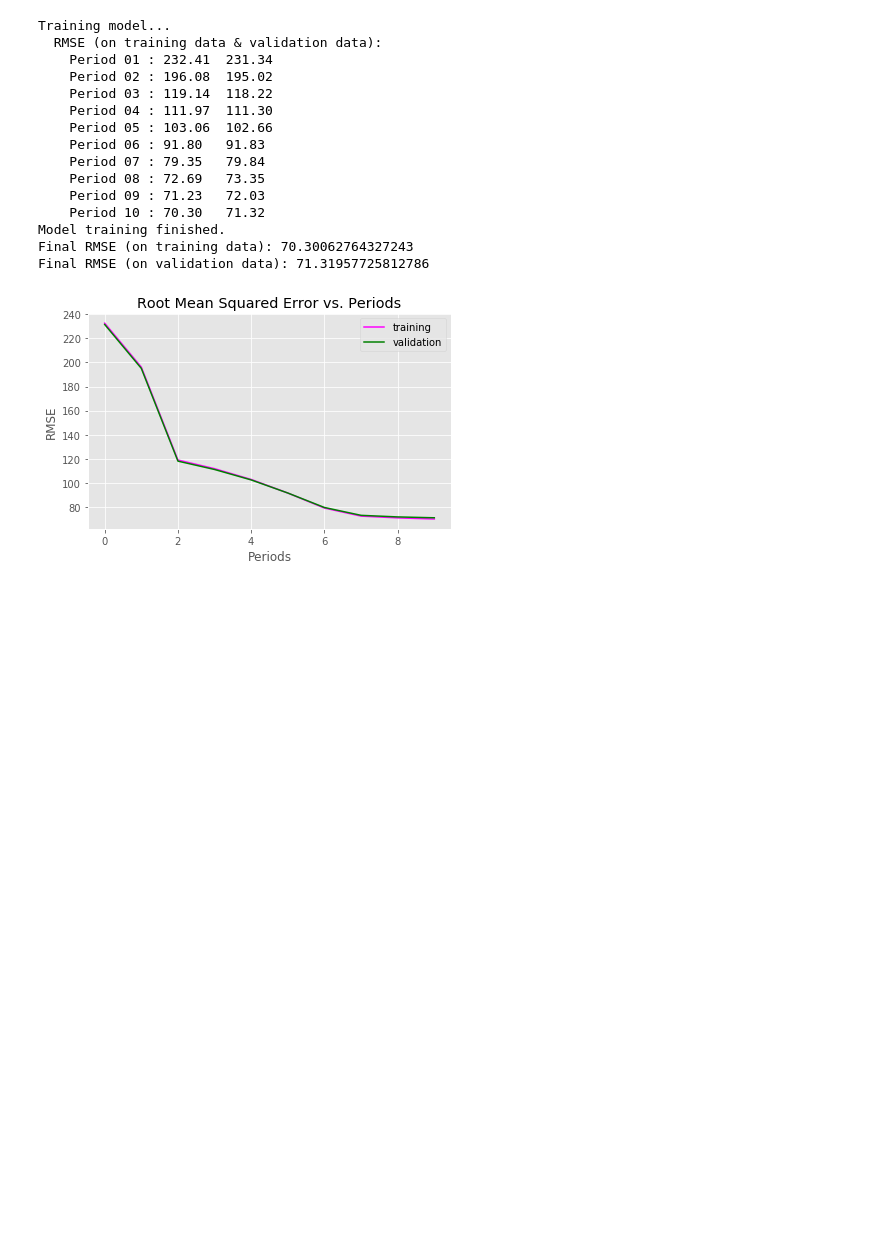
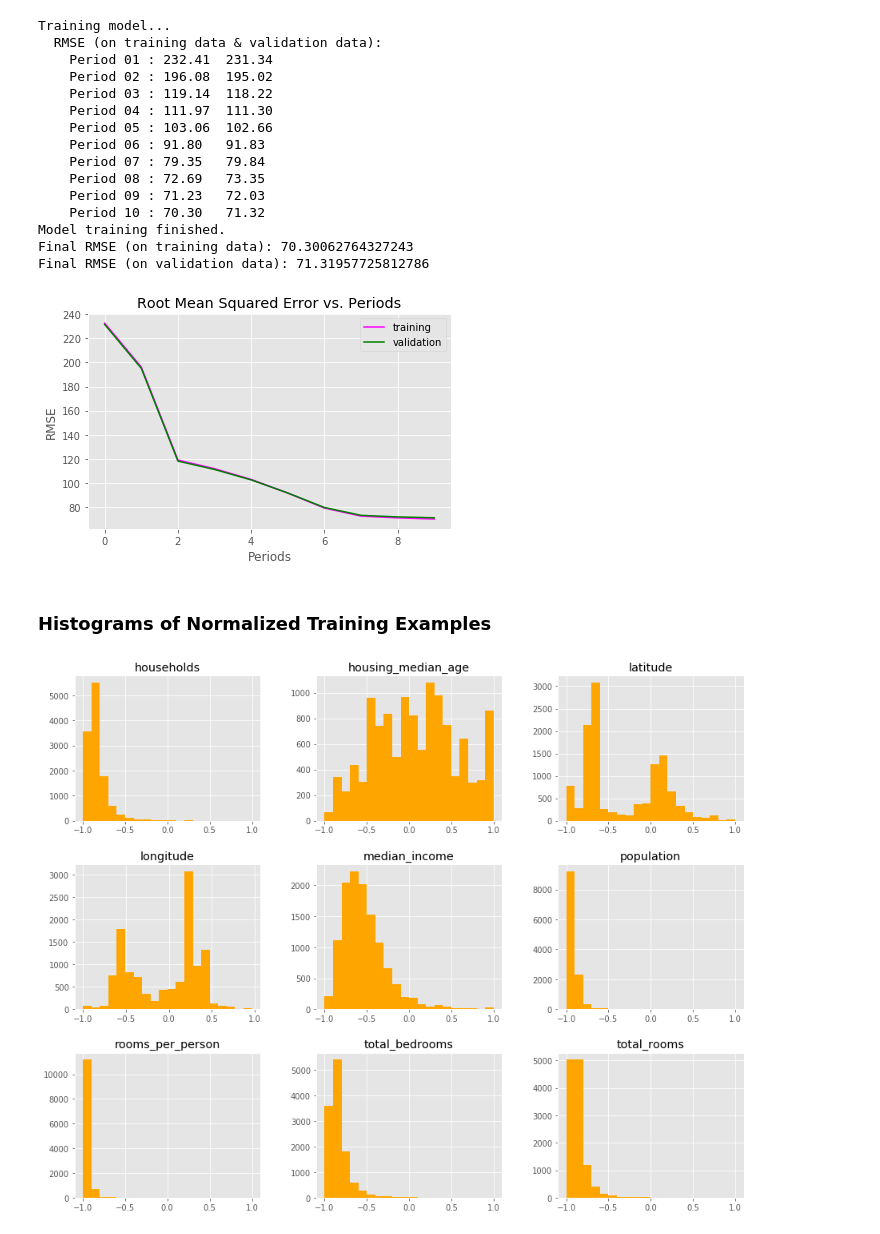
Before and after one commit to acesaif/ml_crash_course, a Jupyter notebook: imporve_neural_net_performance/ml_improve_net_performance.ipynb, the cells around one changed output. Saved outputs shown, nothing was run; the diff lists cells and outputs as text; code cells hidden in the pictures; blank space fills up the shorter version.

Commit message:
Histograms of normalized_training_examples.

```diff
--- a/imporve_neural_net_performance/ml_improve_net_performance.ipynb
+++ b/imporve_neural_net_performance/ml_improve_net_performance.ipynb
@@ -399,3 +399,10 @@ Model training finished.
 Final RMSE (on training data): 70.30062764327243
 Final RMSE (on validation data): 71.31957725812786
 [figure]
+# %% [markdown]
+### Histograms of Normalized Training Examples
+# %%
+normalized_training_examples.hist(bins=20, figsize=(15, 12), xlabelsize=10, color="orange")
+plt.show()
+# %% [output]
+[figure, added]
```
